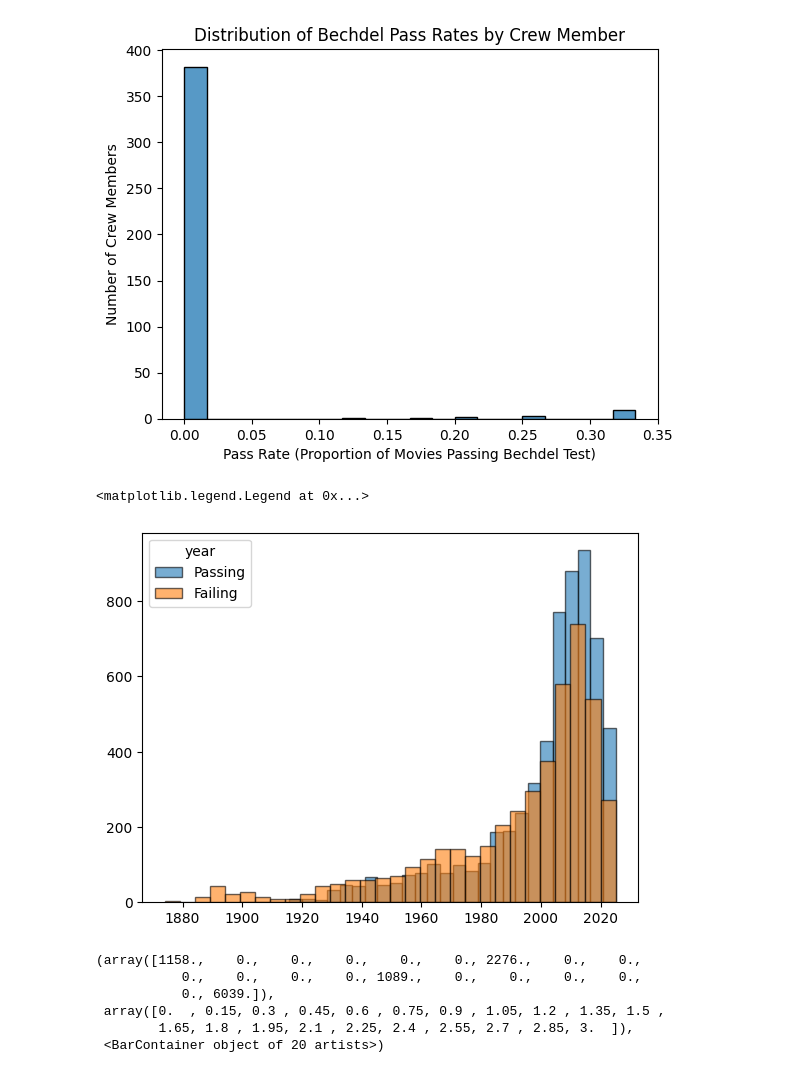
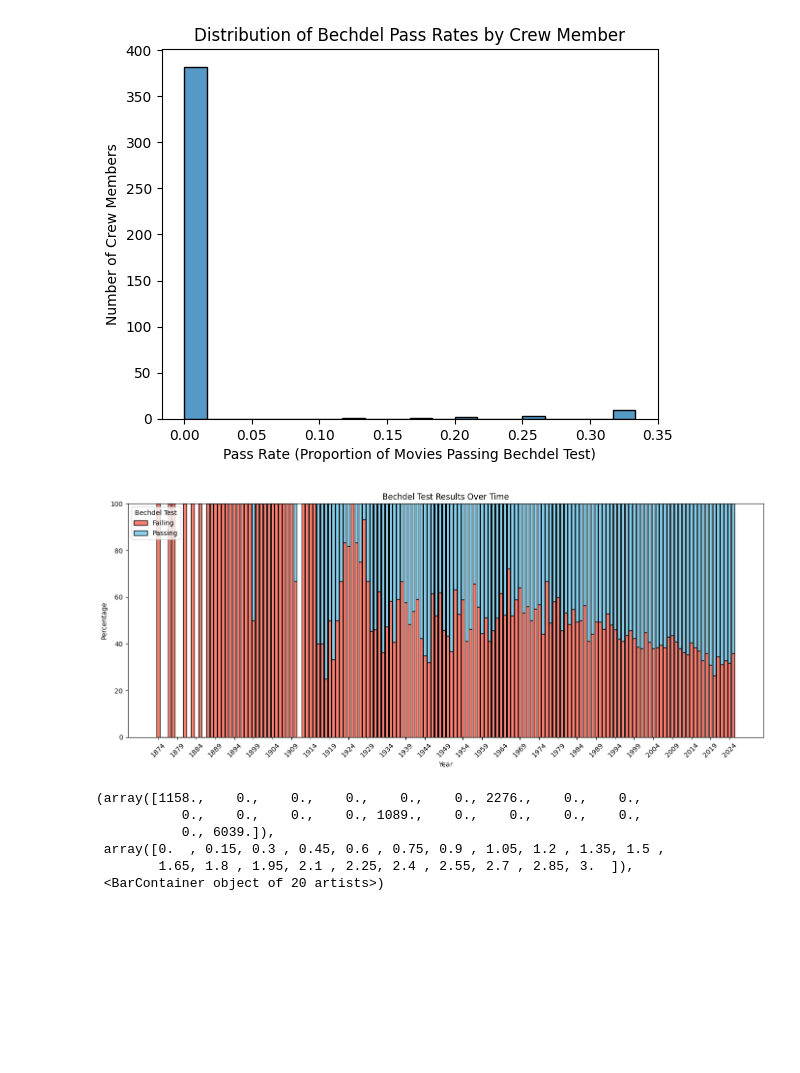
Before and after one commit to hahnspena102/movie-bechdel-test-classifier, a Jupyter notebook: eda/eda.ipynb, the cells around one changed output. Cells and saved outputs as stored; diff of their text form; code cells hidden in the pictures; blank space fills up the shorter version.

```diff
--- a/eda/eda.ipynb
+++ b/eda/eda.ipynb
@@ -446,16 +446,46 @@ plt.show()
 4405      Nadia Tass    Director        0.0           3
 [figure]
 # %%
-bech_ratings =  pd.read_parquet('../datasets/bechdel_ratings.parquet')
-passing = bech_ratings[bech_ratings['bechdel_rating'] >= 3]
-failing = bech_ratings[bech_ratings['bechdel_rating'] < 3]
+import pandas as pd
+import matplotlib.pyplot as plt
+import numpy as np
 
-plt.hist(passing['year'], bins=30, alpha=0.6, edgecolor='black', label='Passing')
-plt.hist(failing['year'], bins=30, alpha=0.6, edgecolor='black', label='Failing')
+bech_ratings = pd.read_parquet('../datasets/bechdel_ratings.parquet')
 
+# Count passing/failing per year
+counts = bech_ratings.groupby(['year', bech_ratings['bechdel_rating'] >= 3]).size().unstack(fill_value=0)
+counts.columns = ['Failing', 'Passing']
 
-plt.legend(title='year')
+# reindex
+min_year = counts.index.min()
+max_year = counts.index.max()
+all_years = np.arange(min_year, max_year + 1)
+counts = counts.reindex(all_years, fill_value=0)
+
+# Compute percentages per year
+percentages = counts.div(counts.sum(axis=1).replace(0, 1), axis=0) * 100
+
+# Plot stacked bars
+years = percentages.index.values
+passing_pct = percentages['Passing'].values
+failing_pct = percentages['Failing'].values
+
+plt.figure(figsize=(14,6))
+plt.bar(years, failing_pct, color='salmon', edgecolor='black', label='Failing')
+plt.bar(years, passing_pct, bottom=failing_pct, color='skyblue', edgecolor='black', label='Passing')
+
+plt.xlabel('Year')
+plt.ylabel('Percentage')
+plt.title('Bechdel Test Results Over Time')
+plt.legend(title='Bechdel Test')
+
+# make x ticks every 5 years
+plt.xticks(years[::5], rotation=45)
+plt.tight_layout()
+plt.savefig("./figures/bechdel_year_released.png")
+plt.show()
+
+plt.hist(bech_ratings['bechdel_rating'], bins=20, alpha=0.6, edgecolor='black', label='Passing')
 # %% [output]
-<matplotlib.legend.Legend at 0x...>
-[figure, old version]
+[figure, new version]
 # %%
```
Also changed, not shown: parts of 1 cell of this notebook, 13 other files.
